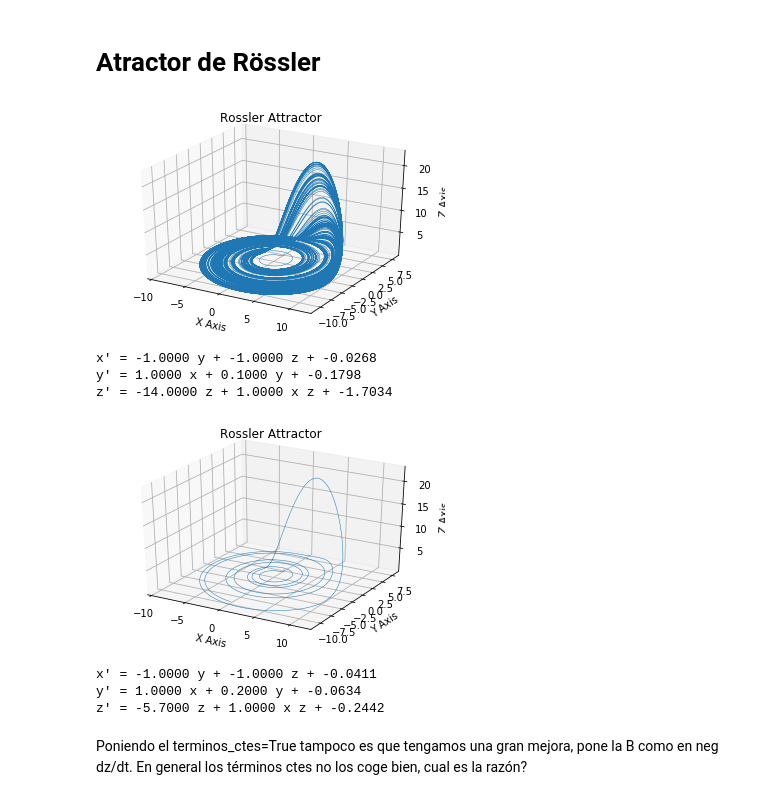
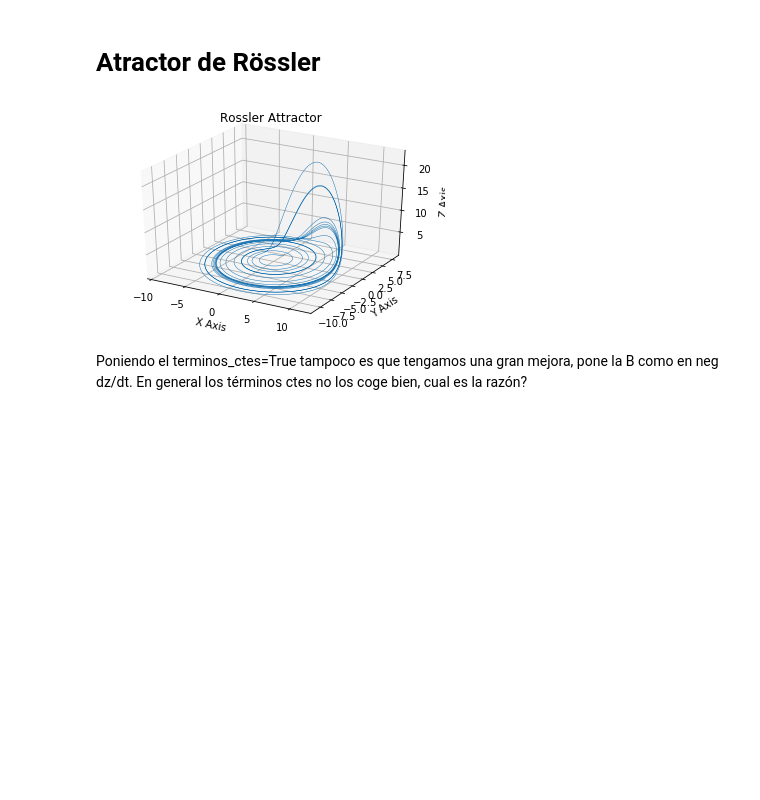
Before and after one commit to meridiaz/id-dispersa-aeronaves, a Jupyter notebook: lorenz/Ejercicio detractor Lorenz.ipynb, the cells around one changed output. Saved outputs shown, nothing was run; the diff lists cells and outputs as text; code cells hidden in the pictures; blank space fills up the shorter version.

```diff
--- a/lorenz/Ejercicio detractor Lorenz.ipynb
+++ b/lorenz/Ejercicio detractor Lorenz.ipynb
@@ -586,19 +586,12 @@ def calculate_data_rossler(t_max = 40.0, dt = 0.01, x0_train=[1.0, 1.0, 1.0], a=
 
     return x_train, x_dot_train_measured
 # %%
-x_train, x_dot_train = calculate_data_rossler(a=0.1, b=0.1, c=14, t_max=1000)
-model = sindy_model(x_train, x_dot_train, terminos_ctes=True)
+x_train, x_dot_train = calculate_data_rossler(a=0.1, b=0.1, c=14, t_max=100, dt=0.001)
+model = sindy_model(x_train, x_dot_train, terminos_ctes=False, threshold=0.4, poly_order=10)
 
 x_train, x_dot_train = calculate_data_rossler(a=0.2, b=0.2, c=5.7)
 model = sindy_model(x_train, x_dot_train, terminos_ctes=True)
 # %% [output]
-[figure, old version]
+[figure, new version]
-x' = -1.0000 y + -1.0000 z + -0.0268
-y' = 1.0000 x + 0.1000 y + -0.1798
-z' = -14.0000 z + 1.0000 x z + -1.7034
-[figure, removed]
-x' = -1.0000 y + -1.0000 z + -0.0411
-y' = 1.0000 x + 0.2000 y + -0.0634
-z' = -5.7000 z + 1.0000 x z + -0.2442
 # %% [markdown]
 Poniendo el terminos_ctes=True tampoco es que tengamos una gran mejora, pone la B como en neg dz/dt. En general los términos ctes no los coge bien, cual es la razón?
```
